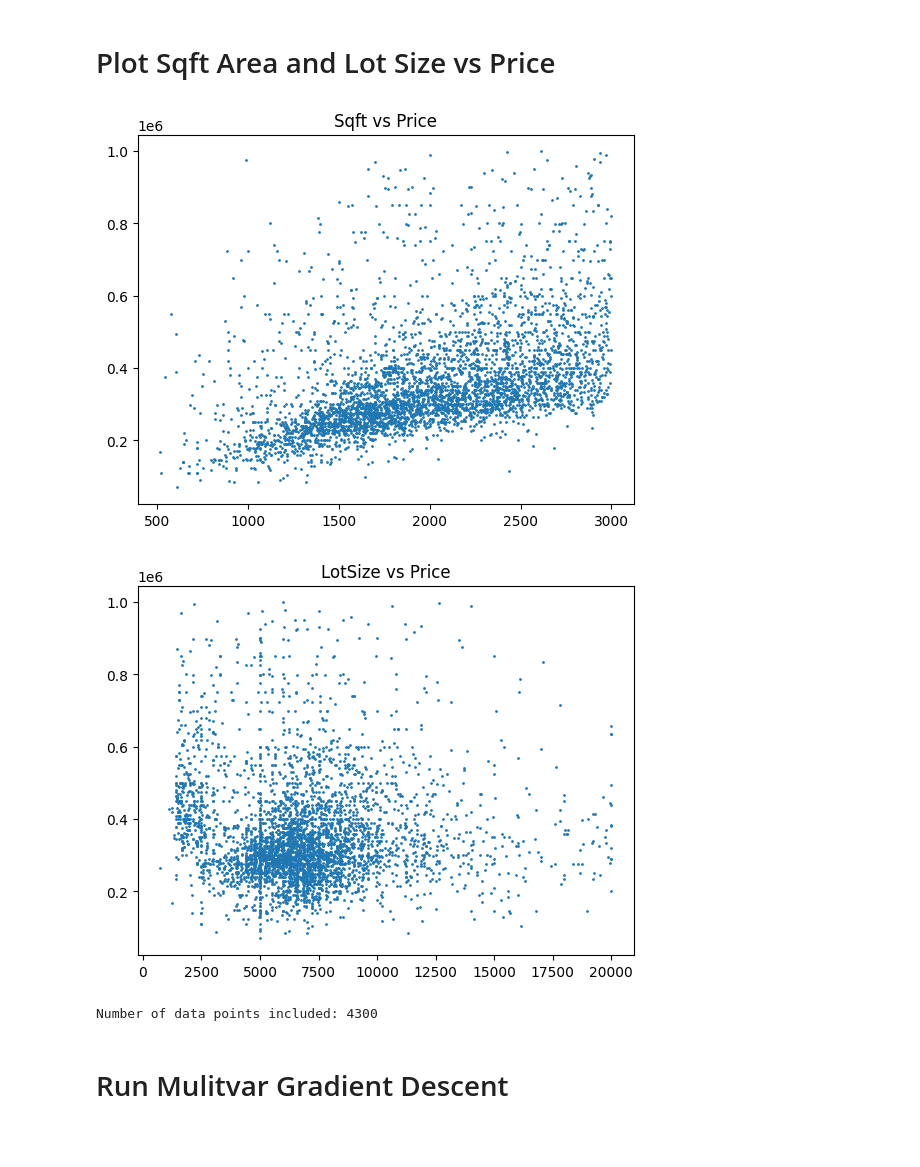
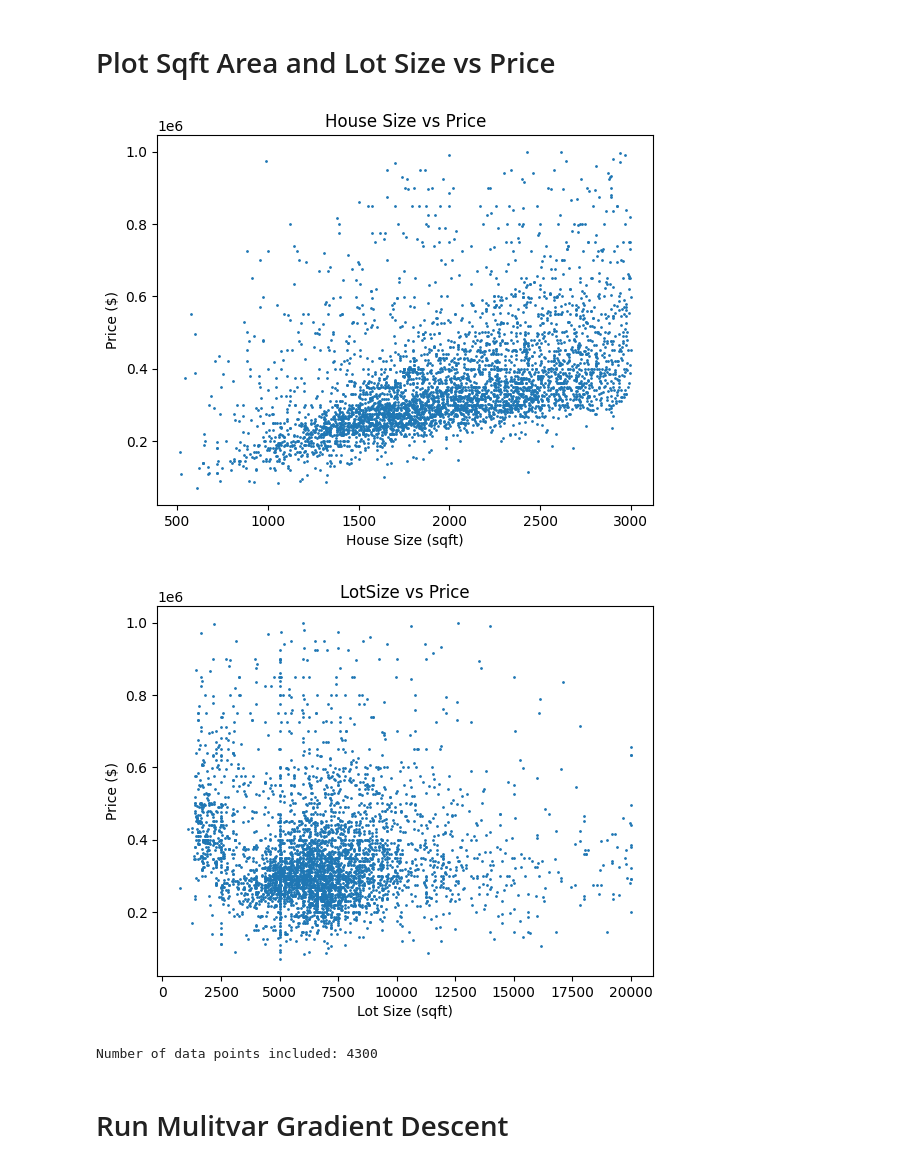
Before and after one commit to tugonbob/Stanford-CS229-Andrew-Ng, a Jupyter notebook: Ch1-SupervisedLearning/1-LinearRegression/1.1.1-LmsAlgorithm.ipynb, the cells around one changed output. Saved outputs shown, nothing was run; the diff lists cells and outputs as text; code cells hidden in the pictures; blank space fills up the shorter version.

Commit message:
Saved a copy of data charts

```diff
--- a/Ch1-SupervisedLearning/1-LinearRegression/1.1.1-LmsAlgorithm.ipynb
+++ b/Ch1-SupervisedLearning/1-LinearRegression/1.1.1-LmsAlgorithm.ipynb
@@ -38,16 +38,20 @@ data = np.array(data)
 # %% [markdown]
 # Plot Sqft Area and Lot Size vs Price
 # %%
-plt.title("Sqft vs Price")
+plt.title("House Size vs Price")
 plt.scatter(data[:, squareFootage_i], data[:, price_i], s=1)
+plt.xlabel('House Size (sqft)')
+plt.ylabel('Price ($)')
 plt.show()
 plt.title("LotSize vs Price")
 plt.scatter(data[:, lotSize_i], data[:, price_i], s=1)
+plt.xlabel('Lot Size (sqft)')
+plt.ylabel('Price ($)')
 plt.show()
 print("Number of data points included:", len(data))
 # %% [output]
-[figure, old version]
+[figure, new version]
-[figure, old version]
+[figure, new version]
 Number of data points included: 4300
 # %% [markdown]
 # Run Mulitvar Gradient Descent
```
